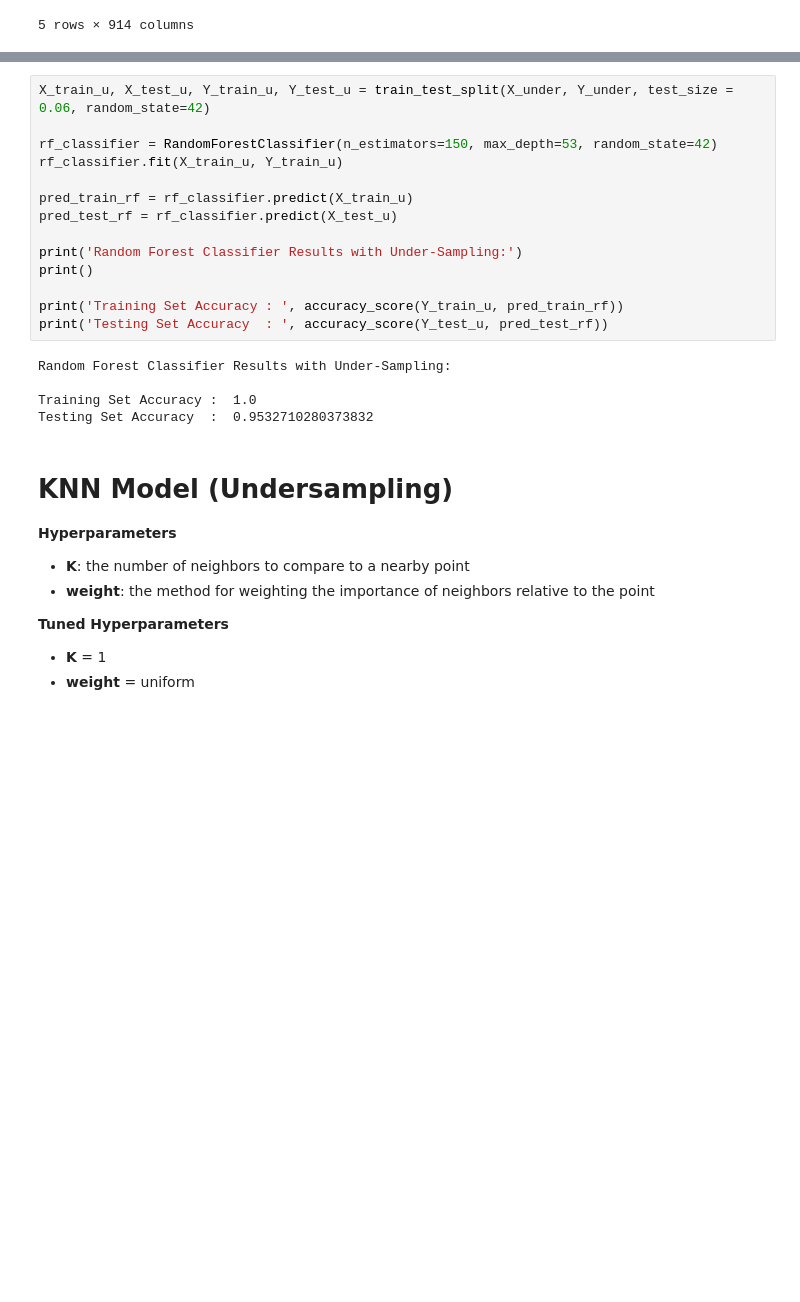
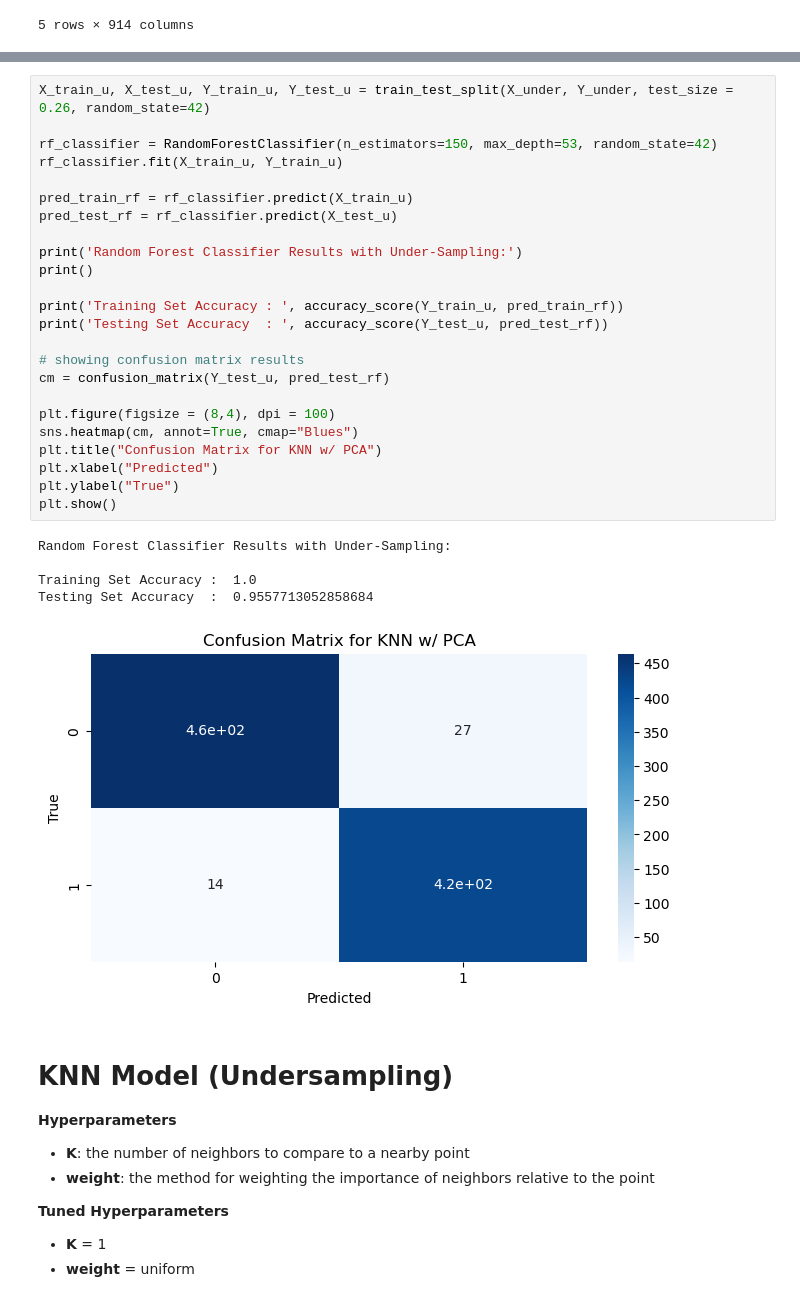
Before and after one commit to jalikens/CS484-DMA, a Jupyter notebook: Models.ipynb, the cells around one changed output, grey strips where cells are left out. Cells and saved outputs as stored; diff of their text form; blank space fills up the shorter version.

```diff
--- a/Models.ipynb
+++ b/Models.ipynb
@@ -250,23 +252,34 @@ Test set recall    :  0.91
 - **max_depth** = 53
 # %%
-X_train_u, X_test_u, Y_train_u, Y_test_u = train_test_split(X_under, Y_under, test_size = 0.06, random_state=42)
+X_train_u, X_test_u, Y_train_u, Y_test_u = train_test_split(X_under, Y_under, test_size = 0.26, random_state=42)
 
 rf_classifier = RandomForestClassifier(n_estimators=150, max_depth=53, random_state=42)
 rf_classifier.fit(X_train_u, Y_train_u)
 
 pred_train_rf = rf_classifier.predict(X_train_u)
 pred_test_rf = rf_classifier.predict(X_test_u)
 
 print('Random Forest Classifier Results with Under-Sampling:')
 print()
 
 print('Training Set Accuracy : ', accuracy_score(Y_train_u, pred_train_rf))
 print('Testing Set Accuracy  : ', accuracy_score(Y_test_u, pred_test_rf))
+
+# showing confusion matrix results
+cm = confusion_matrix(Y_test_u, pred_test_rf)
+
+plt.figure(figsize = (8,4), dpi = 100)
+sns.heatmap(cm, annot=True, cmap="Blues")
+plt.title("Confusion Matrix for KNN w/ PCA")
+plt.xlabel("Predicted")
+plt.ylabel("True")
+plt.show()
 # %% [output]
 Random Forest Classifier Results with Under-Sampling:
 
 Training Set Accuracy :  1.0
-Testing Set Accuracy  :  0.9532710280373832
+Testing Set Accuracy  :  0.9557713052858684
+[figure, added]
 # %% [markdown]
 # KNN Model (Undersampling)
 **Hyperparameters**
```
Also changed, not shown: parts of 9 cells of this notebook.
